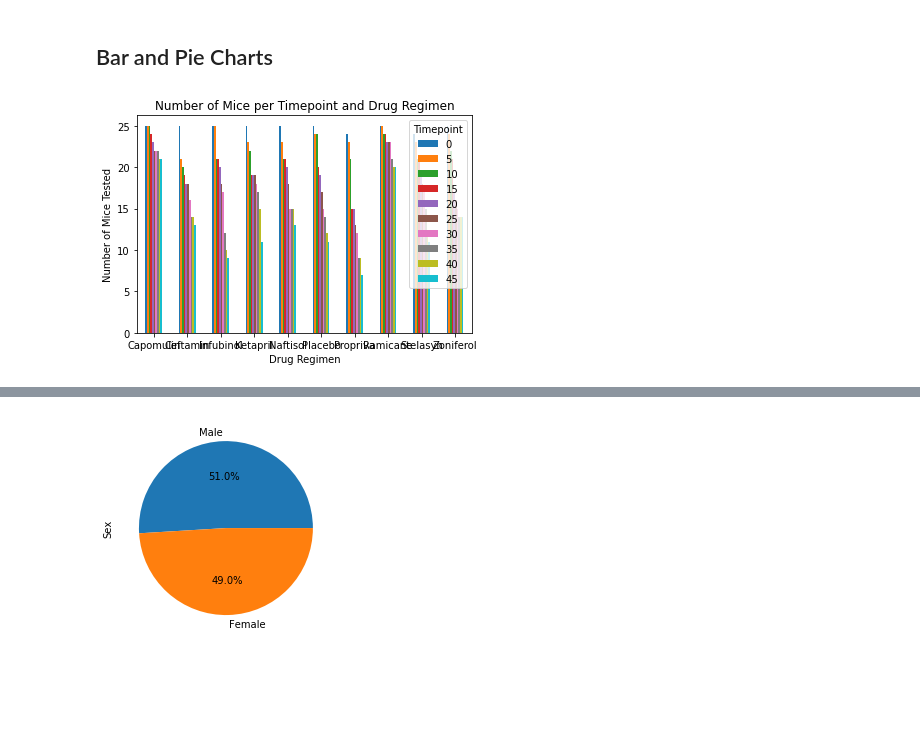
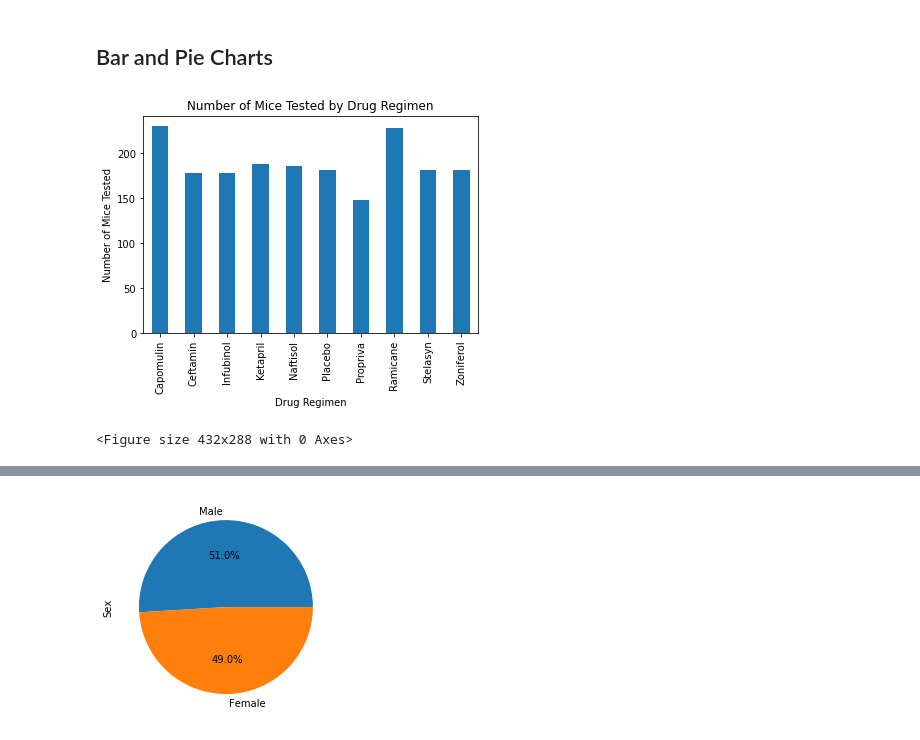
Before and after one commit to bskaar/Pymaceuticals, a Jupyter notebook: Pymaceuticals/pymaceuticals_starter.ipynb, the cells around one changed output, grey strips where cells are left out. Drawn from its saved outputs; the diff is of its cells as text; code cells hidden in the pictures; blank space fills up the shorter version.

Commit message:
Updating first bar chart

```diff
--- a/Pymaceuticals/pymaceuticals_starter.ipynb
+++ b/Pymaceuticals/pymaceuticals_starter.ipynb
@@ -181,21 +181,20 @@ summary_stats
 # %%
 # Generate a bar plot showing the total number of timepoints for all mice tested for each drug regimen using Pandas.
 
-count_data = combined_clean.groupby(['Drug Regimen', 'Timepoint'])['Mouse ID'].nunique()
+count_data = combined_clean.groupby(["Drug Regimen"]).count().reset_index()
 
-# convert the resulting groupby object to a pandas DataFrame
-count_df = count_data.reset_index()
-
-# pivot the DataFrame to have drug regimen as rows and timepoint as columns
-count_pivot = count_df.pivot(index='Drug Regimen', columns='Timepoint', values='Mouse ID')
+count_df = count_data[["Drug Regimen","Mouse ID"]]
+count_df = count_df.set_index("Drug Regimen")
 
 # plot the bar chart
-count_pivot.plot.bar(rot=0)
+count_df.plot(kind="bar", legend=False,rot=90)
 plt.ylabel('Number of Mice Tested')
 plt.xlabel('Drug Regimen')
-plt.title('Number of Mice per Timepoint and Drug Regimen')
+plt.title('Number of Mice Tested by Drug Regimen')
 plt.show()
+plt.savefig('barplot1')
 # %% [output]
-[figure, old version]
+[figure, new version]
+<Figure size 432x288 with 0 Axes>
 # %%
 # Generate a bar plot showing the total number of timepoints for all mice tested for each drug regimen using pyplot.
```
Also changed, not shown: parts of 1 cell of this notebook, 1 other file.
